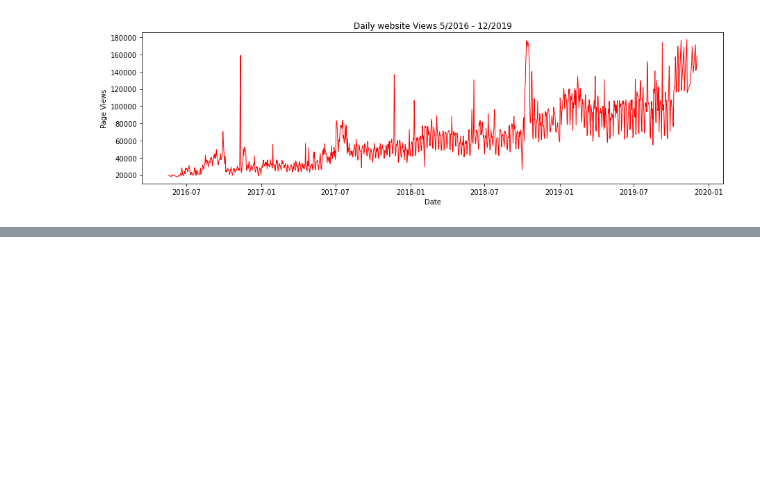
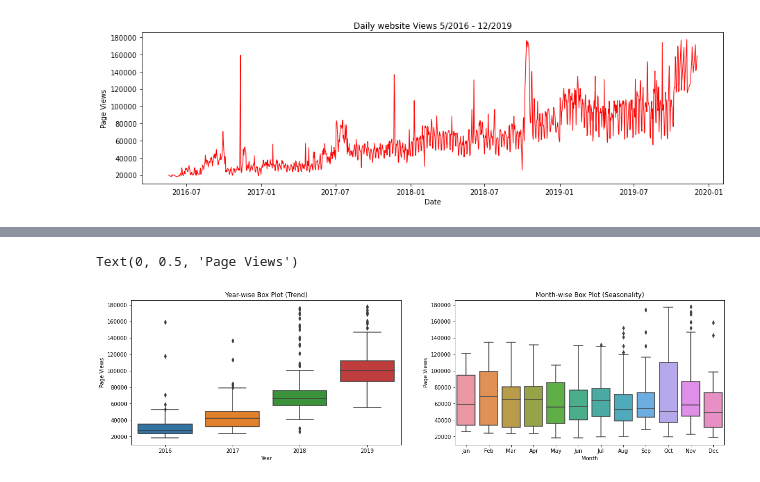
Before and after one commit to ecoplayer/sandbox, a Jupyter notebook: Page_View_Visualizer_TS.ipynb, the cells around one changed output, grey strips where cells are left out. Cells and saved outputs as stored; diff of their text form; code cells hidden in the pictures; blank space fills up the shorter version.

```diff
--- a/Page_View_Visualizer_TS.ipynb
+++ b/Page_View_Visualizer_TS.ipynb
@@ -80,0 +80,6 @@ plt.yticks(fontsize=10)
+# %%
+#box plot
+df_box=df.copy()
+df_box.reset_index(inplace=True)
+df_box["Year"] = [d.year for d in df_box.date]
+df_box["Month"] = [d.strftime ("%b") for d in df_box.date]
@@ -80,0 +100,3 @@ plt.yticks(fontsize=10)
+# %%
+df_box=df_box.sort_values("month_num")
+df_box
@@ -80,0 +117,17 @@ plt.yticks(fontsize=10)
+# %%
+fig, axes =plt.subplots(nrows=1,ncols=2,figsize=(20,5))
+axes[0]=sns.boxplot(x=df_box["Year"], y =df_box["value"],ax=axes[0])
+axes[1]=sns.boxplot(x=df_box["Month"], y=df_box["value"],ax=axes[1])
+
+axes[0].set_title("Year-wise Box Plot (Trend)")
+axes[0].set_xlabel("Year")
+axes[0].set_ylabel ("Page Views")
+
+axes[1].set_title("Month-wise Box Plot (Seasonality)")
+axes[1].set_xlabel("Month")
+axes[1].set_ylabel ("Page Views")
+
+#fig.savefig("box_plot.png")
+# %% [output]
+Text(0, 0.5, 'Page Views')
+[figure, added]
```
Also changed, not shown: parts of 6 cells of this notebook.
